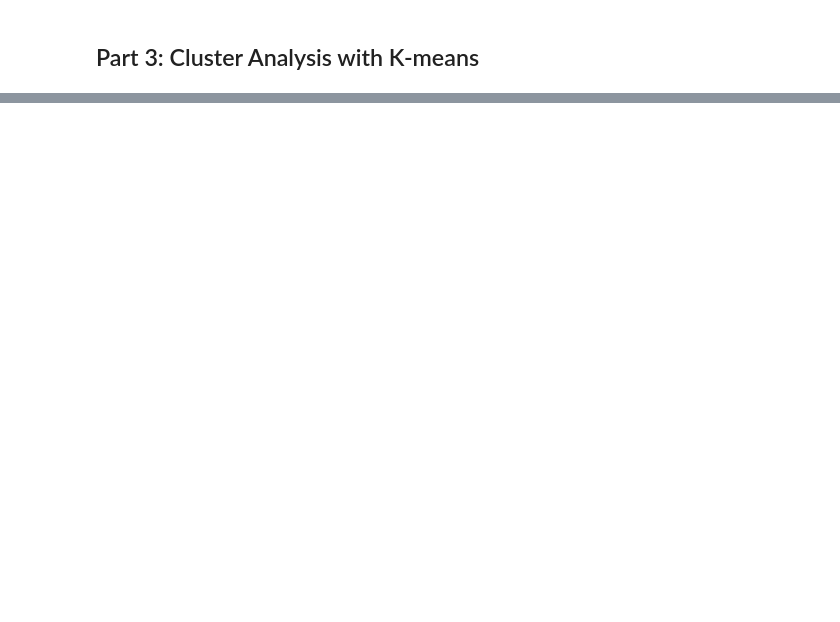
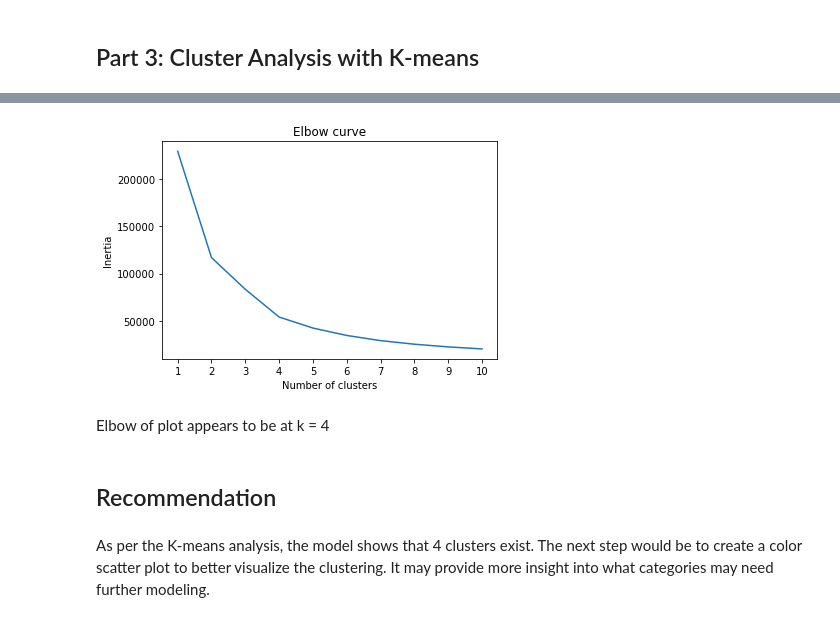
Before and after one commit to isidhu09/unsupervised-learning, a Jupyter notebook: unsupervised-learning.ipynb, the cells around one changed output, grey strips where cells are left out. Drawn from its saved outputs; the diff is of its cells as text; code cells hidden in the pictures; blank space fills up the shorter version.

```diff
--- a/unsupervised-learning.ipynb
+++ b/unsupervised-learning.ipynb
@@ -112,2 +112,16 @@ There appears to be two clusters, not very noticable though.
 # %% [markdown]
 ## Part 3: Cluster Analysis with K-means
+# %%
+inertia = []
+k = list(range(1, 11))
+# %%
+# Calculate the inertia for the range of k values
+for i in k:
+    km = KMeans(n_clusters=i, random_state=42)
+    km.fit(tsne_features)
+    inertia.append(km.inertia_)
+# %%
+# Create the Elbow Curve using hvPlot
+elbow_data = {"k": k, "inertia": inertia}
+df_elbow = pd.DataFrame(elbow_data)
+df_elbow.head()
@@ -113,0 +135,16 @@ There appears to be two clusters, not very noticable though.
+# %%
+# Plot the elbow curve to find the best candidate(s) for k
+plt.plot(df_elbow['k'], df_elbow['inertia'])
+plt.xticks(range(1,11))
+plt.xlabel('Number of clusters')
+plt.ylabel('Inertia')
+plt.title('Elbow curve')
+plt.show()
+# %% [output]
+[figure, added]
+# %% [markdown]
+ Elbow of plot appears to be at k = 4
+# %% [markdown]
+## Recommendation
+# %% [markdown]
+As per the K-means analysis, the model shows that 4 clusters exist. The next step would be to create a color scatter plot to better visualize the clustering. It may provide more insight into what categories may need further modeling.
```
Also changed, not shown: parts of 3 cells of this notebook.
